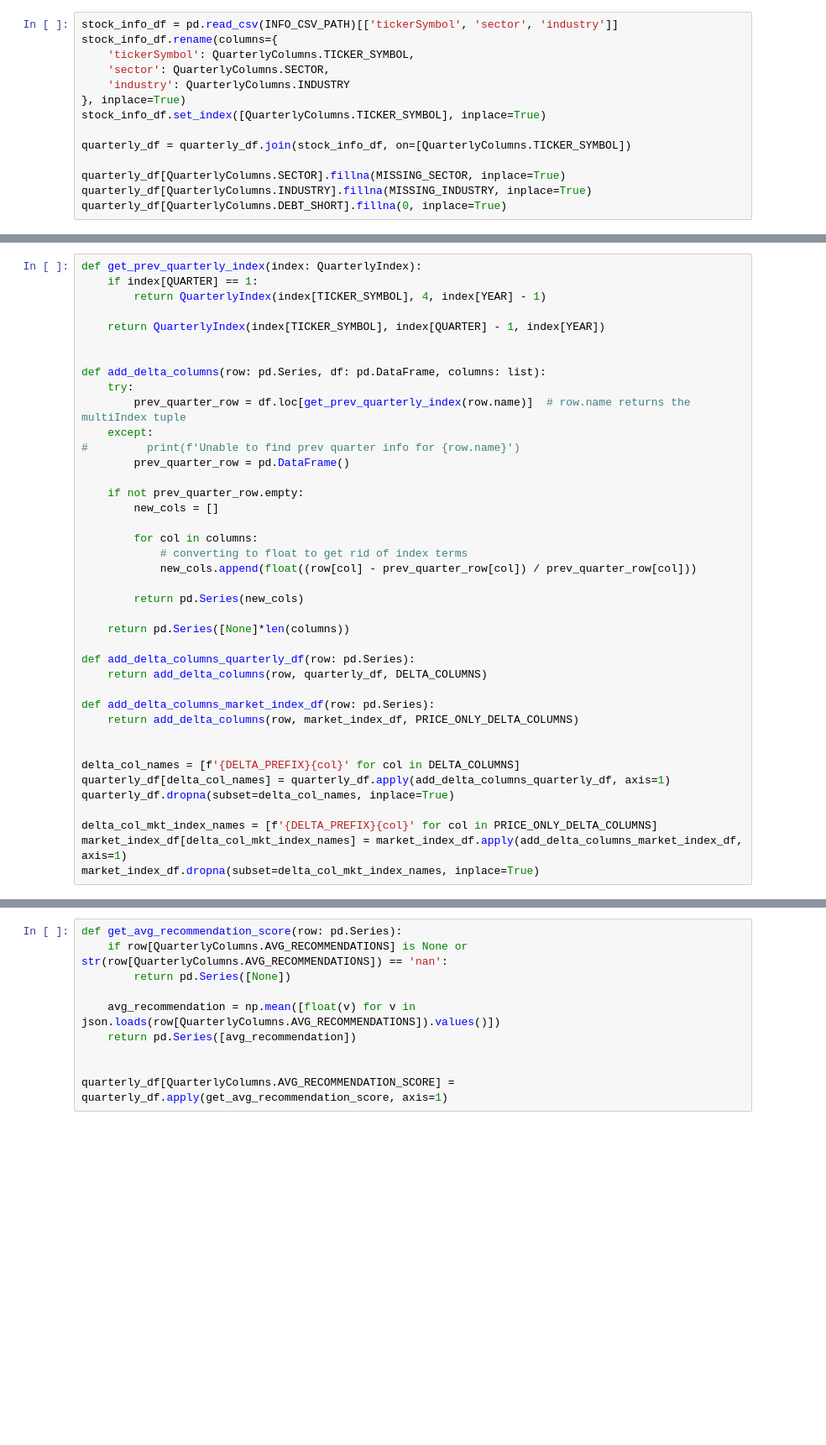
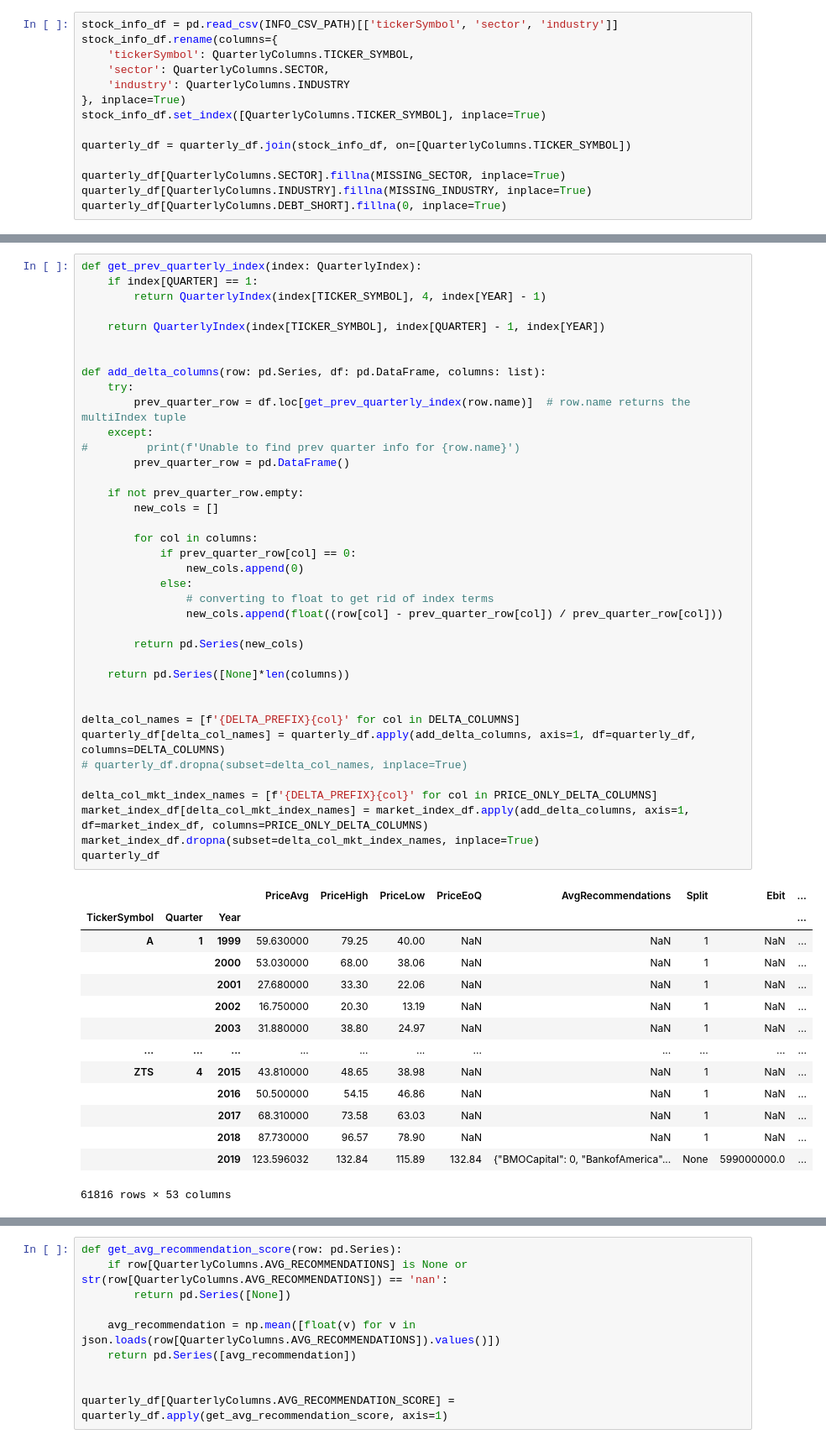
Before and after one commit to eschiff/finance_ml, a Jupyter notebook: finance_ml/notebooks/linear_model.ipynb, the cells around one changed output, grey strips where cells are left out. Shown at 84% size. Saved outputs shown, nothing was run; the diff lists cells and outputs as text; blank space fills up the shorter version.

```diff
--- a/finance_ml/notebooks/linear_model.ipynb
+++ b/finance_ml/notebooks/linear_model.ipynb
@@ -468,43 +484,56 @@ quarterly_df
 # %%
 def get_prev_quarterly_index(index: QuarterlyIndex):
     if index[QUARTER] == 1:
         return QuarterlyIndex(index[TICKER_SYMBOL], 4, index[YEAR] - 1)
 
     return QuarterlyIndex(index[TICKER_SYMBOL], index[QUARTER] - 1, index[YEAR])
 
 
 def add_delta_columns(row: pd.Series, df: pd.DataFrame, columns: list):
     try:
         prev_quarter_row = df.loc[get_prev_quarterly_index(row.name)]  # row.name returns the multiIndex tuple
     except:
 #         print(f'Unable to find prev quarter info for {row.name}')
         prev_quarter_row = pd.DataFrame()
 
     if not prev_quarter_row.empty:
         new_cols = []
 
         for col in columns:
-            # converting to float to get rid of index terms
-            new_cols.append(float((row[col] - prev_quarter_row[col]) / prev_quarter_row[col]))
+            if prev_quarter_row[col] == 0:
+                new_cols.append(0)
+            else:
+                # converting to float to get rid of index terms
+                new_cols.append(float((row[col] - prev_quarter_row[col]) / prev_quarter_row[col]))
 
         return pd.Series(new_cols)
 
     return pd.Series([None]*len(columns))
 
-def add_delta_columns_quarterly_df(row: pd.Series):
-    return add_delta_columns(row, quarterly_df, DELTA_COLUMNS)
-
-def add_delta_columns_market_index_df(row: pd.Series):
-    return add_delta_columns(row, market_index_df, PRICE_ONLY_DELTA_COLUMNS)
-
 
 delta_col_names = [f'{DELTA_PREFIX}{col}' for col in DELTA_COLUMNS]
-quarterly_df[delta_col_names] = quarterly_df.apply(add_delta_columns_quarterly_df, axis=1)
-quarterly_df.dropna(subset=delta_col_names, inplace=True)
+quarterly_df[delta_col_names] = quarterly_df.apply(add_delta_columns, axis=1, df=quarterly_df, columns=DELTA_COLUMNS)
+# quarterly_df.dropna(subset=delta_col_names, inplace=True)
 
 delta_col_mkt_index_names = [f'{DELTA_PREFIX}{col}' for col in PRICE_ONLY_DELTA_COLUMNS]
-market_index_df[delta_col_mkt_index_names] = market_index_df.apply(add_delta_columns_market_index_df, axis=1)
+market_index_df[delta_col_mkt_index_names] = market_index_df.apply(add_delta_columns, axis=1, df=market_index_df, columns=PRICE_ONLY_DELTA_COLUMNS)
 market_index_df.dropna(subset=delta_col_mkt_index_names, inplace=True)
+quarterly_df
+# %% [output]
+|  |  |  | PriceAvg | PriceHigh | PriceLow | PriceEoQ | AvgRecommendations | Split | Ebit | ... |
+| TickerSymbol | Quarter | Year |  |  |  |  |  |  |  | ... |
+| A | 1 | 1999 | 59.630000 | 79.25 | 40.00 | NaN | NaN | 1 | NaN | ... |
+|  |  | 2000 | 53.030000 | 68.00 | 38.06 | NaN | NaN | 1 | NaN | ... |
+|  |  | 2001 | 27.680000 | 33.30 | 22.06 | NaN | NaN | 1 | NaN | ... |
+|  |  | 2002 | 16.750000 | 20.30 | 13.19 | NaN | NaN | 1 | NaN | ... |
+|  |  | 2003 | 31.880000 | 38.80 | 24.97 | NaN | NaN | 1 | NaN | ... |
+| ... | ... | ... | ... | ... | ... | ... | ... | ... | ... | ... |
+| ZTS | 4 | 2015 | 43.810000 | 48.65 | 38.98 | NaN | NaN | 1 | NaN | ... |
+|  |  | 2016 | 50.500000 | 54.15 | 46.86 | NaN | NaN | 1 | NaN | ... |
+|  |  | 2017 | 68.310000 | 73.58 | 63.03 | NaN | NaN | 1 | NaN | ... |
+|  |  | 2018 | 87.730000 | 96.57 | 78.90 | NaN | NaN | 1 | NaN | ... |
+|  |  | 2019 | 123.596032 | 132.84 | 115.89 | 132.84 | {"BMOCapital": 0, "BankofAmerica"... | None | 599000000.0 | ... |
+61816 rows × 53 columns
 # %%
 def compare_to_market_index(row: pd.Series, market_indices=None):
     market_indices = MARKET_INDICES if not market_indices else market_indices
```
Also changed, not shown: parts of 16 cells of this notebook.
